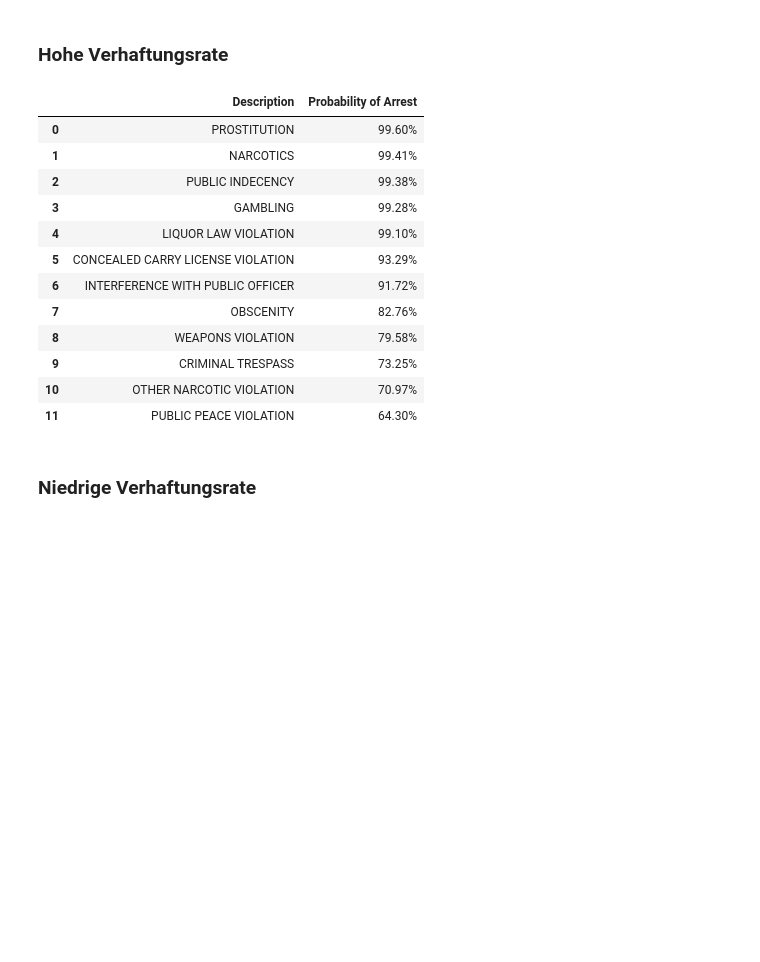
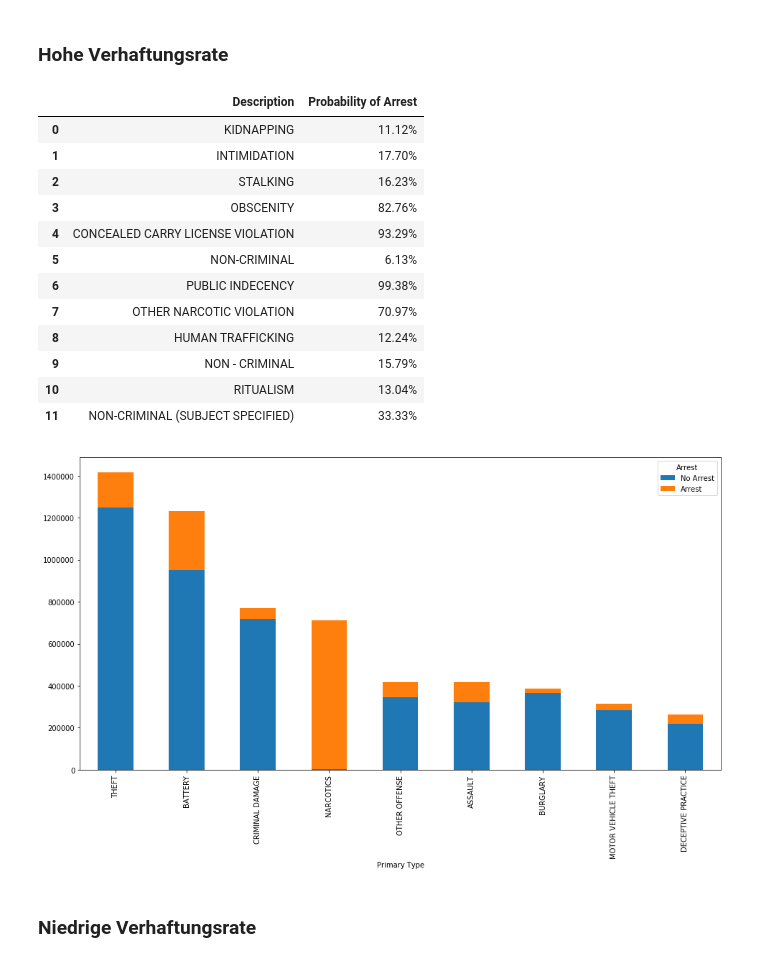
Before and after one commit to sambokai/Chicago-Crime-EDA, a Jupyter notebook: EDA.ipynb, the cells around one changed output. Cells and saved outputs as stored; diff of their text form; code cells hidden in the pictures; blank space fills up the shorter version.

```diff
--- a/EDA.ipynb
+++ b/EDA.ipynb
@@ -92,22 +92,32 @@ arrest_percent = c.sort_values(ascending=False)
 # %% [markdown]
 ### Hohe Verhaftungsrate
-# %%
-x = arrest_percent.astype(float).map("{:.2%}".format).head(12)
-pd.DataFrame({'Description':x.index, 'Probability of Arrest':x.values})
-# %% [output]
-|  | Description | Probability of Arrest |
-| 0 | PROSTITUTION | 99.60% |
-| 1 | NARCOTICS | 99.41% |
-| 2 | PUBLIC INDECENCY | 99.38% |
-| 3 | GAMBLING | 99.28% |
-| 4 | LIQUOR LAW VIOLATION | 99.10% |
-| 5 | CONCEALED CARRY LICENSE VIOLATION | 93.29% |
-| 6 | INTERFERENCE WITH PUBLIC OFFICER | 91.72% |
-| 7 | OBSCENITY | 82.76% |
-| 8 | WEAPONS VIOLATION | 79.58% |
-| 9 | CRIMINAL TRESPASS | 73.25% |
-| 10 | OTHER NARCOTIC VIOLATION | 70.97% |
-| 11 | PUBLIC PEACE VIOLATION | 64.30% |
+# %%
+x = arrest_percent#.astype(float).map("{:.2%}".format).head(12)
+x = x.rename(index=str, columns={False: "No Arrest", True: 'Arrest'})
+x = x.sort_values(by='Total', ascending=False)
+x = x[['No Arrest', 'Arrest']]
+x = x.head(9)
+
+#x.T.plot(kind='pie', subplots=True, figsize=(30, 20), layout=(3, 3))
+x.plot(kind='bar', stacked=True, figsize=(16, 8))
+
+x = arrest_percent.Fraction.astype(float).map("{:.2%}".format).tail(12)
+pd.DataFrame({'Description':x.index, 'Probability of Arrest':x.values})
+# %% [output]
+|  | Description | Probability of Arrest |
+| 0 | KIDNAPPING | 11.12% |
+| 1 | INTIMIDATION | 17.70% |
+| 2 | STALKING | 16.23% |
+| 3 | OBSCENITY | 82.76% |
+| 4 | CONCEALED CARRY LICENSE VIOLATION | 93.29% |
+| 5 | NON-CRIMINAL | 6.13% |
+| 6 | PUBLIC INDECENCY | 99.38% |
+| 7 | OTHER NARCOTIC VIOLATION | 70.97% |
+| 8 | HUMAN TRAFFICKING | 12.24% |
+| 9 | NON - CRIMINAL | 15.79% |
+| 10 | RITUALISM | 13.04% |
+| 11 | NON-CRIMINAL (SUBJECT SPECIFIED) | 33.33% |
+[figure, added]
 # %% [markdown]
 ### Niedrige Verhaftungsrate
 # %%
```
Also changed, not shown: parts of 19 cells of this notebook, 1 other file.
